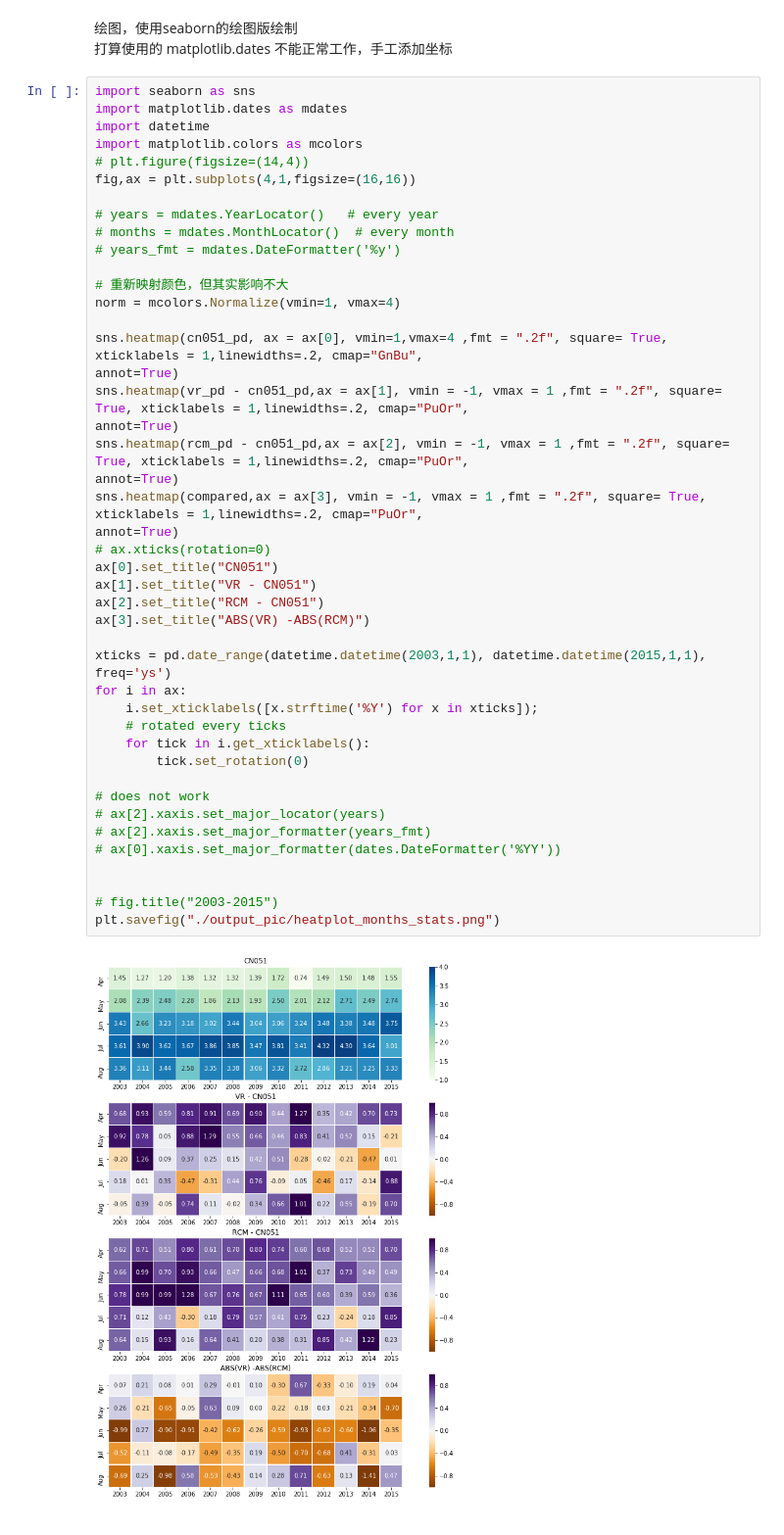
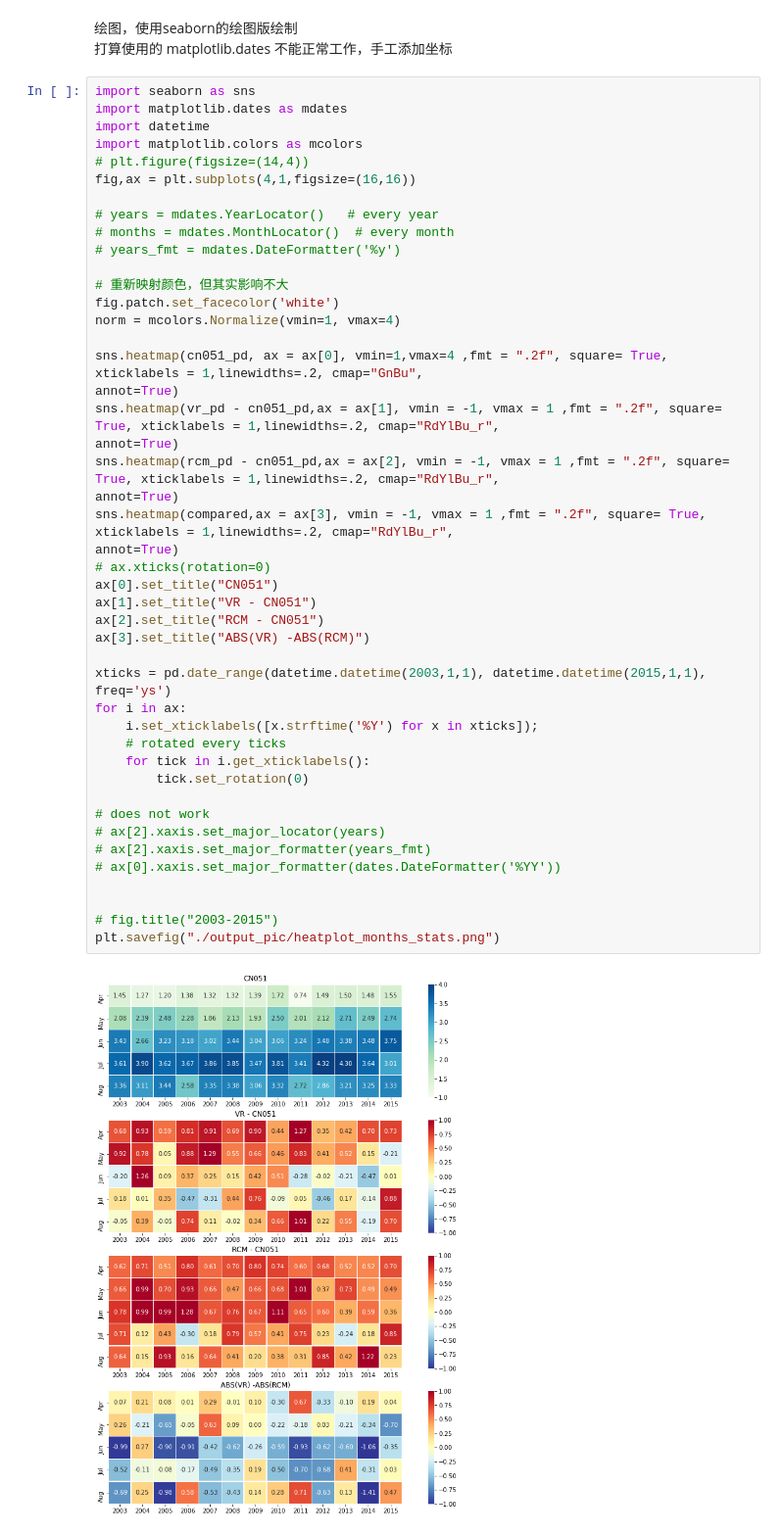
Before and after one commit to dozerlcl/MPAS_case_study, a Jupyter notebook: 92-25km_vr_rcm_postprocess/visualization/check_obs/check_cn051/pre/time_series/mon_mean.ipynb, the cells around one changed output. Shown at 98% size. Cells and saved outputs as stored; diff of their text form.

```diff
--- a/92-25km_vr_rcm_postprocess/visualization/check_obs/check_cn051/pre/time_series/mon_mean.ipynb
+++ b/92-25km_vr_rcm_postprocess/visualization/check_obs/check_cn051/pre/time_series/mon_mean.ipynb
@@ -109,36 +115,37 @@ fig,ax = plt.subplots(4,1,figsize=(16,16))
 # years_fmt = mdates.DateFormatter('%y')
 
 # 重新映射颜色，但其实影响不大
+fig.patch.set_facecolor('white')
 norm = mcolors.Normalize(vmin=1, vmax=4)
 
 sns.heatmap(cn051_pd, ax = ax[0], vmin=1,vmax=4 ,fmt = ".2f", square= True, xticklabels = 1,linewidths=.2, cmap="GnBu",
 annot=True)
-sns.heatmap(vr_pd - cn051_pd,ax = ax[1], vmin = -1, vmax = 1 ,fmt = ".2f", square= True, xticklabels = 1,linewidths=.2, cmap="PuOr",
+sns.heatmap(vr_pd - cn051_pd,ax = ax[1], vmin = -1, vmax = 1 ,fmt = ".2f", square= True, xticklabels = 1,linewidths=.2, cmap="RdYlBu_r",
 annot=True)
-sns.heatmap(rcm_pd - cn051_pd,ax = ax[2], vmin = -1, vmax = 1 ,fmt = ".2f", square= True, xticklabels = 1,linewidths=.2, cmap="PuOr",
+sns.heatmap(rcm_pd - cn051_pd,ax = ax[2], vmin = -1, vmax = 1 ,fmt = ".2f", square= True, xticklabels = 1,linewidths=.2, cmap="RdYlBu_r",
 annot=True)
-sns.heatmap(compared,ax = ax[3], vmin = -1, vmax = 1 ,fmt = ".2f", square= True, xticklabels = 1,linewidths=.2, cmap="PuOr",
+sns.heatmap(compared,ax = ax[3], vmin = -1, vmax = 1 ,fmt = ".2f", square= True, xticklabels = 1,linewidths=.2, cmap="RdYlBu_r",
 annot=True)
 # ax.xticks(rotation=0)
 ax[0].set_title("CN051")
 ax[1].set_title("VR - CN051")
 ax[2].set_title("RCM - CN051")
 ax[3].set_title("ABS(VR) -ABS(RCM)")
 
 xticks = pd.date_range(datetime.datetime(2003,1,1), datetime.datetime(2015,1,1), freq='ys')
 for i in ax:
     i.set_xticklabels([x.strftime('%Y') for x in xticks]);
     # rotated every ticks
     for tick in i.get_xticklabels():
         tick.set_rotation(0)
 
 # does not work
 # ax[2].xaxis.set_major_locator(years)
 # ax[2].xaxis.set_major_formatter(years_fmt)
 # ax[0].xaxis.set_major_formatter(dates.DateFormatter('%YY'))
 
 
 # fig.title("2003-2015")
 plt.savefig("./output_pic/heatplot_months_stats.png")
 # %% [output]
-[figure, old version]
+[figure, new version]
```
Also changed, not shown: parts of 2 cells of this notebook, 11 other files.
